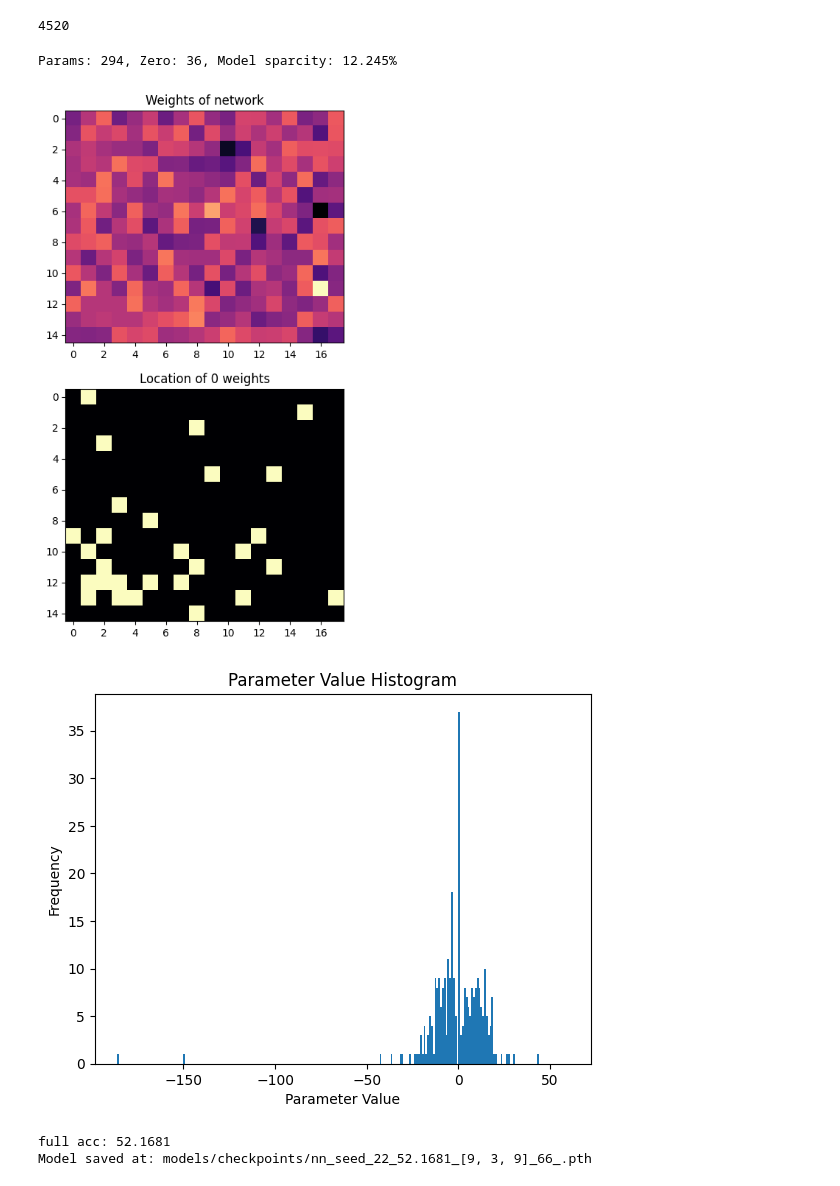
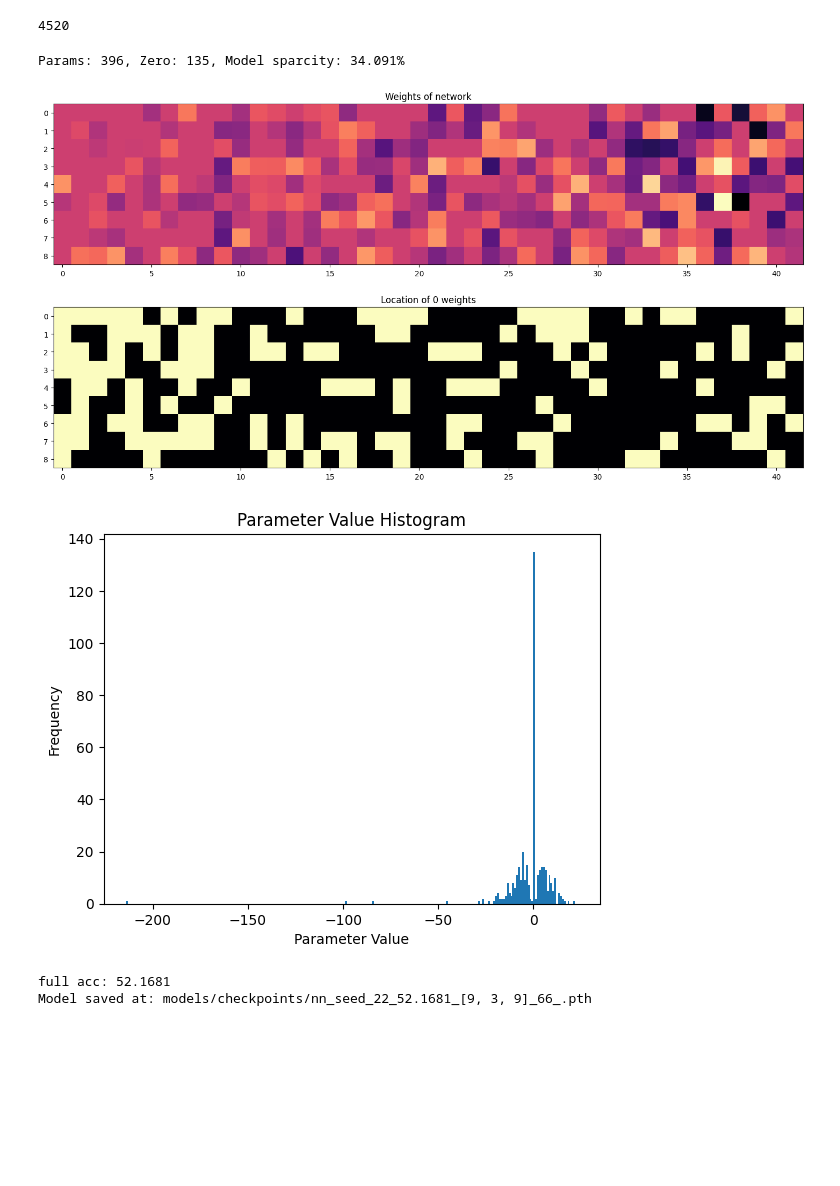
Before and after one commit to JackHanke/smalltictactoe, a Jupyter notebook: workspace.ipynb, the cells around one changed output. Saved outputs shown, nothing was run; the diff lists cells and outputs as text; code cells hidden in the pictures; blank space fills up the shorter version.

```diff
--- a/workspace.ipynb
+++ b/workspace.ipynb
@@ -152,26 +152,27 @@ len(states_dict)
 4520
 # %%
 model = TicTacToeNet(
-    hidden_sizes=[15],
-    input_size=9
+    hidden_sizes=[9],
+    input_size=9+24
 )
-PATH = 'models/checkpoints/pruning/nn_nonz_257_294_[9, 15, 9].pth'
+# PATH = 'models/checkpoints/pruning/nn_nonz_257_294_[9, 15, 9].pth'
+PATH = 'models/checkpoints/pruning/nn_nonz_261_396_[33, 9, 9].pth'
 model.load_state_dict(torch.load(PATH, weights_only=True))
 
 zerocount, total = 0, 0
 for param in model.parameters():
     tens = param.flatten().tolist()
     for thing in tens:
         total += 1
         if thing == 0:
             zerocount += 1
 
 print(f'Params: {total}, Zero: {zerocount}, Model sparcity: {zerocount/total*100:.3f}%')
 
 plot_weights(model, ispruned=True)
 # %% [output]
-Params: 294, Zero: 36, Model sparcity: 12.245%
+Params: 396, Zero: 135, Model sparcity: 34.091%
-[figure, old version]
+[figure, new version]
 # %%
 params = []
 for param in model.parameters(): params.extend(param.flatten().tolist())
@@ -182,7 +183,7 @@ plt.ylabel('Frequency')
 # plt.xscale("log")
 print()
 # %% [output]
-[figure, old version]
+[figure, new version]
 # %%
 # plot the parameter, accuracy curve
 
```
Also changed, not shown: parts of 1 cell of this notebook, 8 other files.
